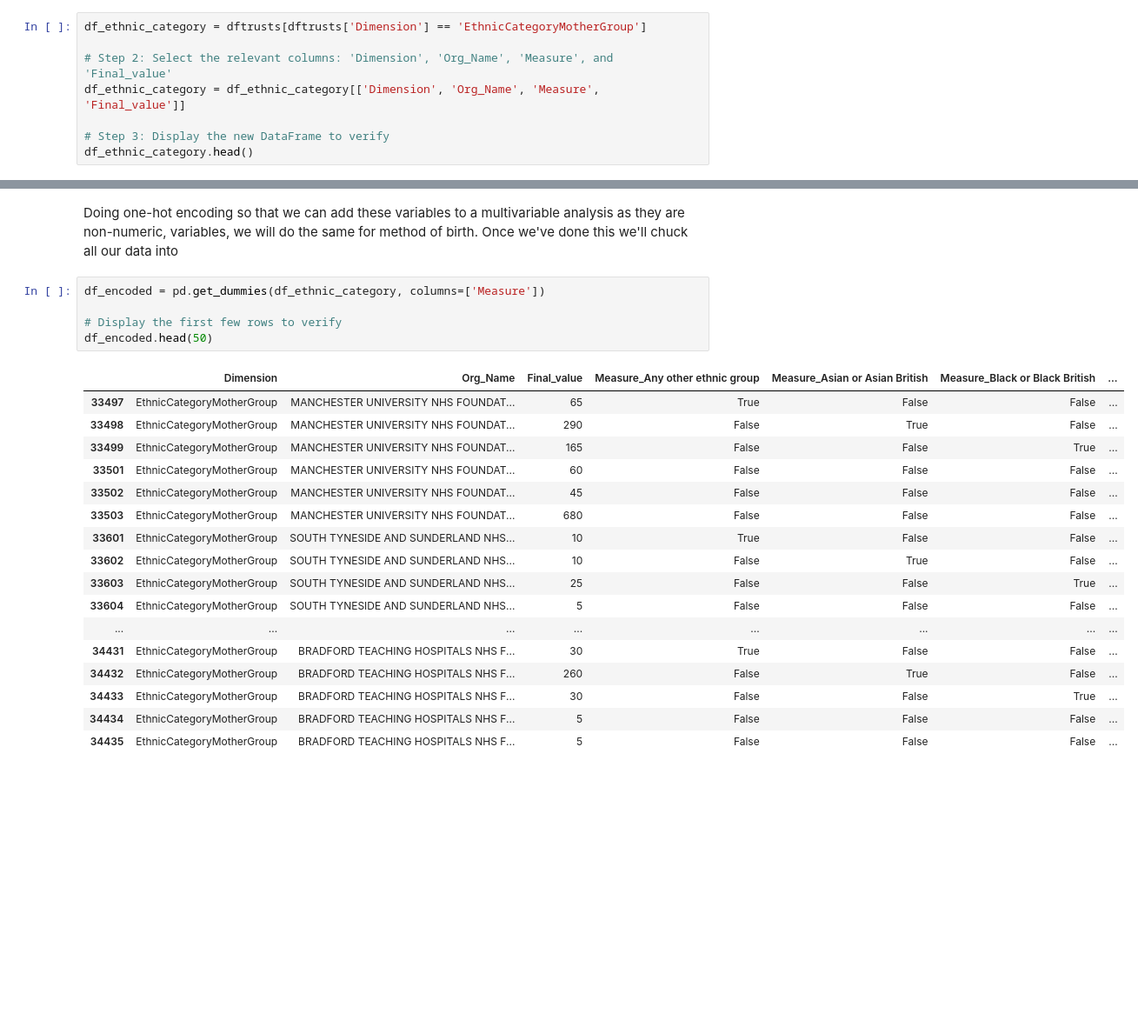
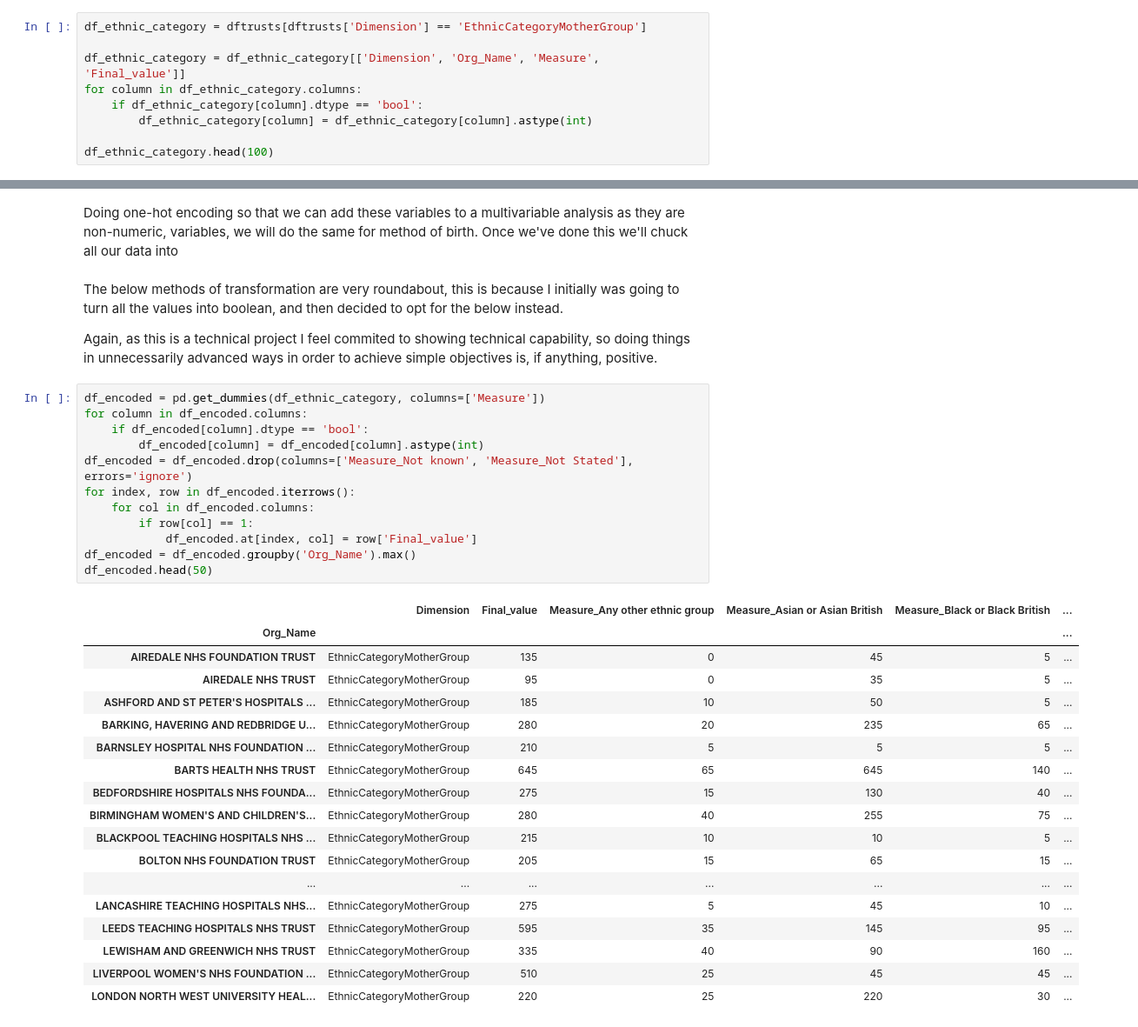
Before and after one commit to richardcornall/NHS-maternity-analysis, a Jupyter notebook: maternity analysis.ipynb, the cells around one changed output, grey strips where cells are left out. Shown at 87% size. Drawn from its saved outputs; the diff is of its cells as text; blank space fills up the shorter version.

```diff
--- a/maternity analysis.ipynb
+++ b/maternity analysis.ipynb
@@ -662,11 +661,12 @@ final_df_csfpercent.head()
 # %%
 df_ethnic_category = dftrusts[dftrusts['Dimension'] == 'EthnicCategoryMotherGroup']
 
-# Step 2: Select the relevant columns: 'Dimension', 'Org_Name', 'Measure', and 'Final_value'
 df_ethnic_category = df_ethnic_category[['Dimension', 'Org_Name', 'Measure', 'Final_value']]
+for column in df_ethnic_category.columns:
+    if df_ethnic_category[column].dtype == 'bool':
+        df_ethnic_category[column] = df_ethnic_category[column].astype(int)
 
-# Step 3: Display the new DataFrame to verify
-df_ethnic_category.head()
+df_ethnic_category.head(100)
 # %% [output]
 |  | Dimension | Org_Name | Measure | Final_value |
 | 33497 | EthnicCategoryMotherGroup | MANCHESTER UNIVERSITY NHS FOUNDAT... | Any other ethnic group | 65 |
@@ -677,25 +684,37 @@ df_ethnic_category.head()
 # %% [markdown]
 Doing one-hot encoding so that we can add these variables to a multivariable analysis as they are non-numeric,  variables, we will do the same for method of birth. Once we've done this we'll chuck all our data into
+# %% [markdown]
+The below methods of transformation are very roundabout, this is because I initially was going to turn all the values into boolean, and then decided to opt for the below instead.
+
+Again, as this is a technical project I feel commited to showing technical capability, so doing things in unnecessarily advanced ways in order to achieve simple objectives is, if anything, positive.
 # %%
 df_encoded = pd.get_dummies(df_ethnic_category, columns=['Measure'])
-
-# Display the first few rows to verify
+for column in df_encoded.columns:
+    if df_encoded[column].dtype == 'bool':
+        df_encoded[column] = df_encoded[column].astype(int)
+df_encoded = df_encoded.drop(columns=['Measure_Not known', 'Measure_Not Stated'], errors='ignore')
+for index, row in df_encoded.iterrows():
+    for col in df_encoded.columns:
+        if row[col] == 1:
+            df_encoded.at[index, col] = row['Final_value']
+df_encoded = df_encoded.groupby('Org_Name').max()
 df_encoded.head(50)
 # %% [output]
-|  | Dimension | Org_Name | Final_value | Measure_Any other ethnic group | Measure_Asian or Asian British | Measure_Black or Black British | ... |
-| 33497 | EthnicCategoryMotherGroup | MANCHESTER UNIVERSITY NHS FOUNDAT... | 65 | True | False | False | ... |
-| 33498 | EthnicCategoryMotherGroup | MANCHESTER UNIVERSITY NHS FOUNDAT... | 290 | False | True | False | ... |
-| 33499 | EthnicCategoryMotherGroup | MANCHESTER UNIVERSITY NHS FOUNDAT... | 165 | False | False | True | ... |
-| 33501 | EthnicCategoryMotherGroup | MANCHESTER UNIVERSITY NHS FOUNDAT... | 60 | False | False | False | ... |
-| 33502 | EthnicCategoryMotherGroup | MANCHESTER UNIVERSITY NHS FOUNDAT... | 45 | False | False | False | ... |
-| 33503 | EthnicCategoryMotherGroup | MANCHESTER UNIVERSITY NHS FOUNDAT... | 680 | False | False | False | ... |
-| 33601 | EthnicCategoryMotherGroup | SOUTH TYNESIDE AND SUNDERLAND NHS... | 10 | True | False | False | ... |
-| 33602 | EthnicCategoryMotherGroup | SOUTH TYNESIDE AND SUNDERLAND NHS... | 10 | False | True | False | ... |
-| 33603 | EthnicCategoryMotherGroup | SOUTH TYNESIDE AND SUNDERLAND NHS... | 25 | False | False | True | ... |
-| 33604 | EthnicCategoryMotherGroup | SOUTH TYNESIDE AND SUNDERLAND NHS... | 5 | False | False | False | ... |
-| ... | ... | ... | ... | ... | ... | ... | ... |
-| 34431 | EthnicCategoryMotherGroup | BRADFORD TEACHING HOSPITALS NHS F... | 30 | True | False | False | ... |
-| 34432 | EthnicCategoryMotherGroup | BRADFORD TEACHING HOSPITALS NHS F... | 260 | False | True | False | ... |
-| 34433 | EthnicCategoryMotherGroup | BRADFORD TEACHING HOSPITALS NHS F... | 30 | False | False | True | ... |
-| 34434 | EthnicCategoryMotherGroup | BRADFORD TEACHING HOSPITALS NHS F... | 5 | False | False | False | ... |
-| 34435 | EthnicCategoryMotherGroup | BRADFORD TEACHING HOSPITALS NHS F... | 5 | False | False | False | ... |
+|  | Dimension | Final_value | Measure_Any other ethnic group | Measure_Asian or Asian British | Measure_Black or Black British | ... |
+| Org_Name |  |  |  |  |  | ... |
+| AIREDALE NHS FOUNDATION TRUST | EthnicCategoryMotherGroup | 135 | 0 | 45 | 5 | ... |
+| AIREDALE NHS TRUST | EthnicCategoryMotherGroup | 95 | 0 | 35 | 5 | ... |
+| ASHFORD AND ST PETER'S HOSPITALS ... | EthnicCategoryMotherGroup | 185 | 10 | 50 | 5 | ... |
+| BARKING, HAVERING AND REDBRIDGE U... | EthnicCategoryMotherGroup | 280 | 20 | 235 | 65 | ... |
+| BARNSLEY HOSPITAL NHS FOUNDATION ... | EthnicCategoryMotherGroup | 210 | 5 | 5 | 5 | ... |
+| BARTS HEALTH NHS TRUST | EthnicCategoryMotherGroup | 645 | 65 | 645 | 140 | ... |
+| BEDFORDSHIRE HOSPITALS NHS FOUNDA... | EthnicCategoryMotherGroup | 275 | 15 | 130 | 40 | ... |
+| BIRMINGHAM WOMEN'S AND CHILDREN'S... | EthnicCategoryMotherGroup | 280 | 40 | 255 | 75 | ... |
+| BLACKPOOL TEACHING HOSPITALS NHS ... | EthnicCategoryMotherGroup | 215 | 10 | 10 | 5 | ... |
+| BOLTON NHS FOUNDATION TRUST | EthnicCategoryMotherGroup | 205 | 15 | 65 | 15 | ... |
+| ... | ... | ... | ... | ... | ... | ... |
+| LANCASHIRE TEACHING HOSPITALS NHS... | EthnicCategoryMotherGroup | 275 | 5 | 45 | 10 | ... |
+| LEEDS TEACHING HOSPITALS NHS TRUST | EthnicCategoryMotherGroup | 595 | 35 | 145 | 95 | ... |
+| LEWISHAM AND GREENWICH NHS TRUST | EthnicCategoryMotherGroup | 335 | 40 | 90 | 160 | ... |
+| LIVERPOOL WOMEN'S NHS FOUNDATION ... | EthnicCategoryMotherGroup | 510 | 25 | 45 | 45 | ... |
+| LONDON NORTH WEST UNIVERSITY HEAL... | EthnicCategoryMotherGroup | 220 | 25 | 220 | 30 | ... |
```
Also changed, not shown: parts of 16 cells of this notebook.
